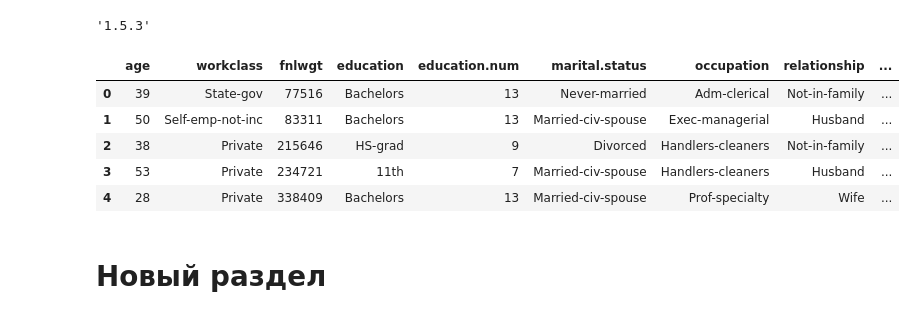
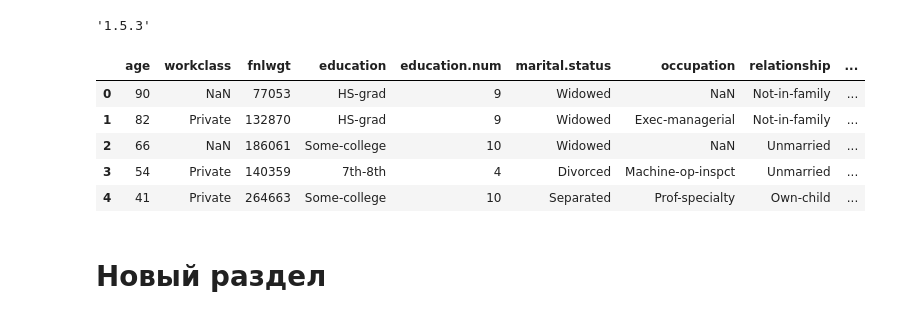
Before and after one commit to feanor010/ML, a Jupyter notebook: 07_hw_pandas.ipynb, the cells around one changed output. Cells and saved outputs as stored; diff of their text form; code cells hidden in the pictures.

```diff
--- a/07_hw_pandas.ipynb
+++ b/07_hw_pandas.ipynb
@@ -39,14 +39,15 @@ pd.__version__ # 1.4.1
 '1.5.3'
 # %%
 columns='age,workclass,fnlwgt,education,education.num,marital.status,occupation,relationship,race,sex,capital.gain,capital.loss,hours.per.week,native.country,income'.split(',')
-df = pd.read_csv('https://archive.ics.uci.edu/ml/machine-learning-databases/adult/adult.data',  names=columns)
+#df = pd.read_csv('https://archive.ics.uci.edu/ml/machine-learning-databases/adult/adult.data',  names=columns)
+df = pd.read_csv('adult.csv.gz', na_values='?')
 df.head()
 # %% [output]
 |  | age | workclass | fnlwgt | education | education.num | marital.status | occupation | relationship | ... |
-| 0 | 39 | State-gov | 77516 | Bachelors | 13 | Never-married | Adm-clerical | Not-in-family | ... |
-| 1 | 50 | Self-emp-not-inc | 83311 | Bachelors | 13 | Married-civ-spouse | Exec-managerial | Husband | ... |
-| 2 | 38 | Private | 215646 | HS-grad | 9 | Divorced | Handlers-cleaners | Not-in-family | ... |
-| 3 | 53 | Private | 234721 | 11th | 7 | Married-civ-spouse | Handlers-cleaners | Husband | ... |
-| 4 | 28 | Private | 338409 | Bachelors | 13 | Married-civ-spouse | Prof-specialty | Wife | ... |
+| 0 | 90 | NaN | 77053 | HS-grad | 9 | Widowed | NaN | Not-in-family | ... |
+| 1 | 82 | Private | 132870 | HS-grad | 9 | Widowed | Exec-managerial | Not-in-family | ... |
+| 2 | 66 | NaN | 186061 | Some-college | 10 | Widowed | NaN | Unmarried | ... |
+| 3 | 54 | Private | 140359 | 7th-8th | 4 | Divorced | Machine-op-inspct | Unmarried | ... |
+| 4 | 41 | Private | 264663 | Some-college | 10 | Separated | Prof-specialty | Own-child | ... |
 # %% [markdown]
 # Новый раздел
```
Also changed, not shown: parts of 15 cells of this notebook.
